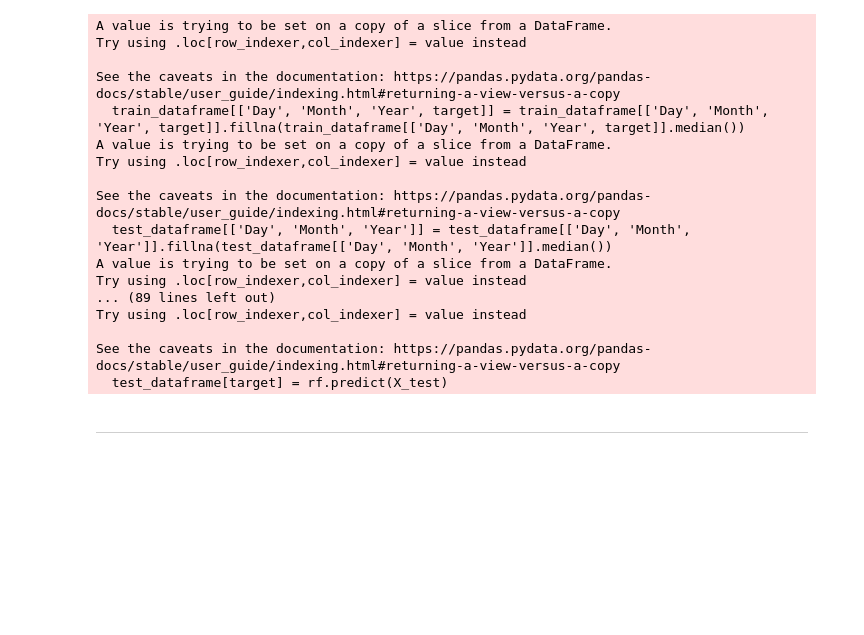
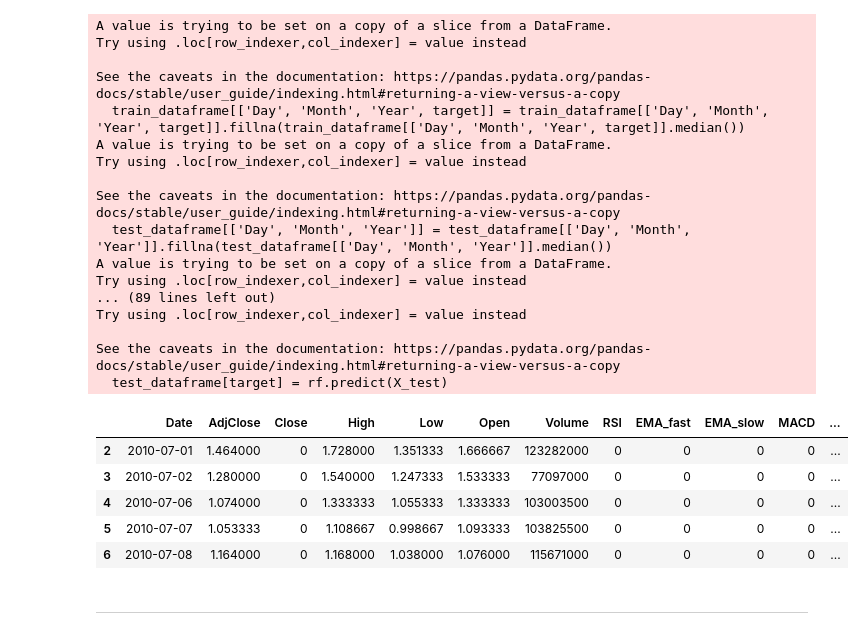
Before and after one commit to pmgfernandes04/SP500-Using-ML-and-Search-Methods, a Jupyter notebook: RF.ipynb, the cells around one changed output. Saved outputs shown, nothing was run; the diff lists cells and outputs as text; code cells hidden in the pictures; blank space fills up the shorter version.

```diff
--- a/RF.ipynb
+++ b/RF.ipynb
@@ -458,6 +462,18 @@ Try using .loc[row_indexer,col_indexer] = value instead
 
 See the caveats in the documentation: https://pandas.pydata.org/pandas-docs/stable/user_guide/indexing.html#returning-a-view-versus-a-copy
   test_dataframe[target] = rf.predict(X_test)
+# %%
+train_data, test_data = apply_interval_division(train_data, test_data,
+                                                ['RSI','EMA_fast','EMA_slow','MACD','Signal_Line','Direction','OBV','Close'])
+
+train_data.head()
+# %% [output]
+|  | Date | AdjClose | Close | High | Low | Open | Volume | RSI | EMA_fast | EMA_slow | MACD | ... |
+| 2 | 2010-07-01 | 1.464000 | 0 | 1.728000 | 1.351333 | 1.666667 | 123282000 | 0 | 0 | 0 | 0 | ... |
+| 3 | 2010-07-02 | 1.280000 | 0 | 1.540000 | 1.247333 | 1.533333 | 77097000 | 0 | 0 | 0 | 0 | ... |
+| 4 | 2010-07-06 | 1.074000 | 0 | 1.333333 | 1.055333 | 1.333333 | 103003500 | 0 | 0 | 0 | 0 | ... |
+| 5 | 2010-07-07 | 1.053333 | 0 | 1.108667 | 0.998667 | 1.093333 | 103825500 | 0 | 0 | 0 | 0 | ... |
+| 6 | 2010-07-08 | 1.164000 | 0 | 1.168000 | 1.038000 | 1.076000 | 115671000 | 0 | 0 | 0 | 0 | ... |
 # %% [markdown]
 ---
 # %%
```
Also changed, not shown: parts of 6 cells of this notebook.
